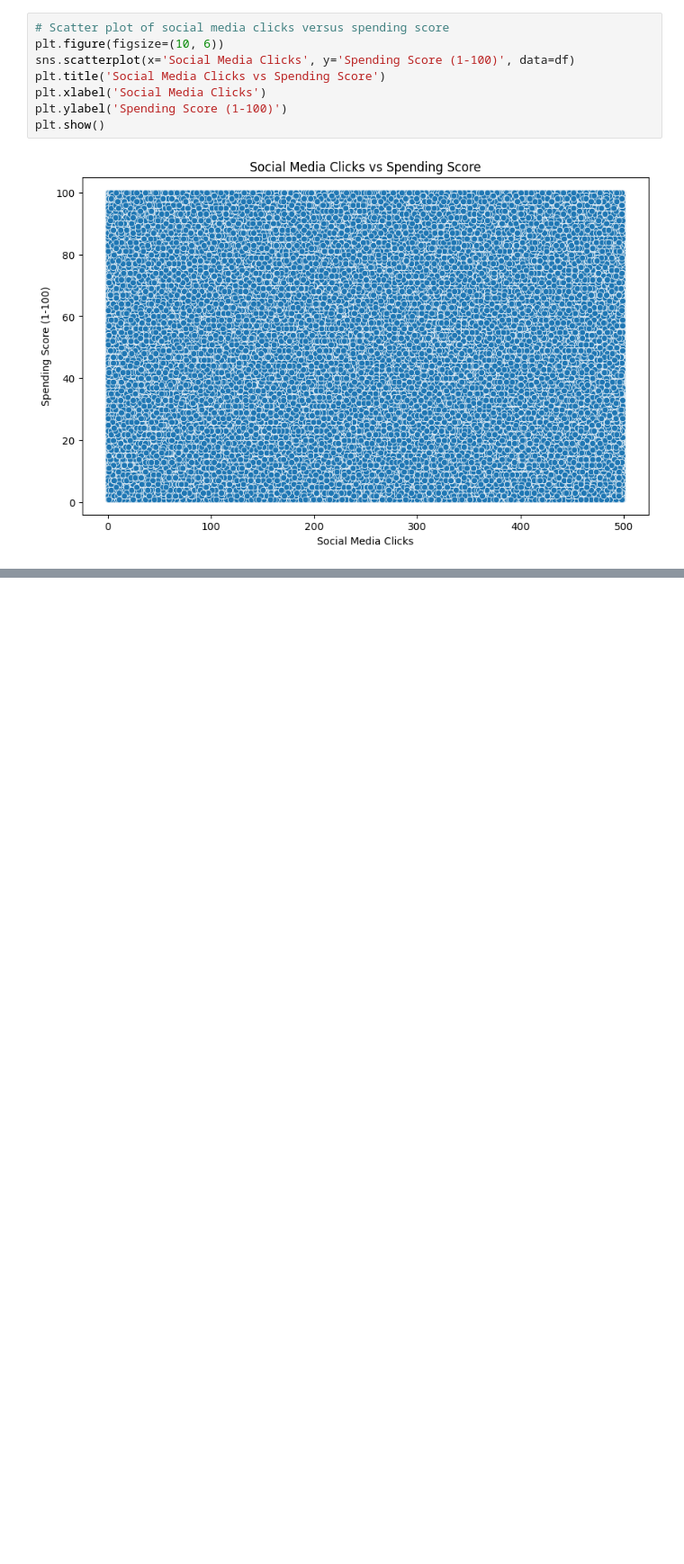
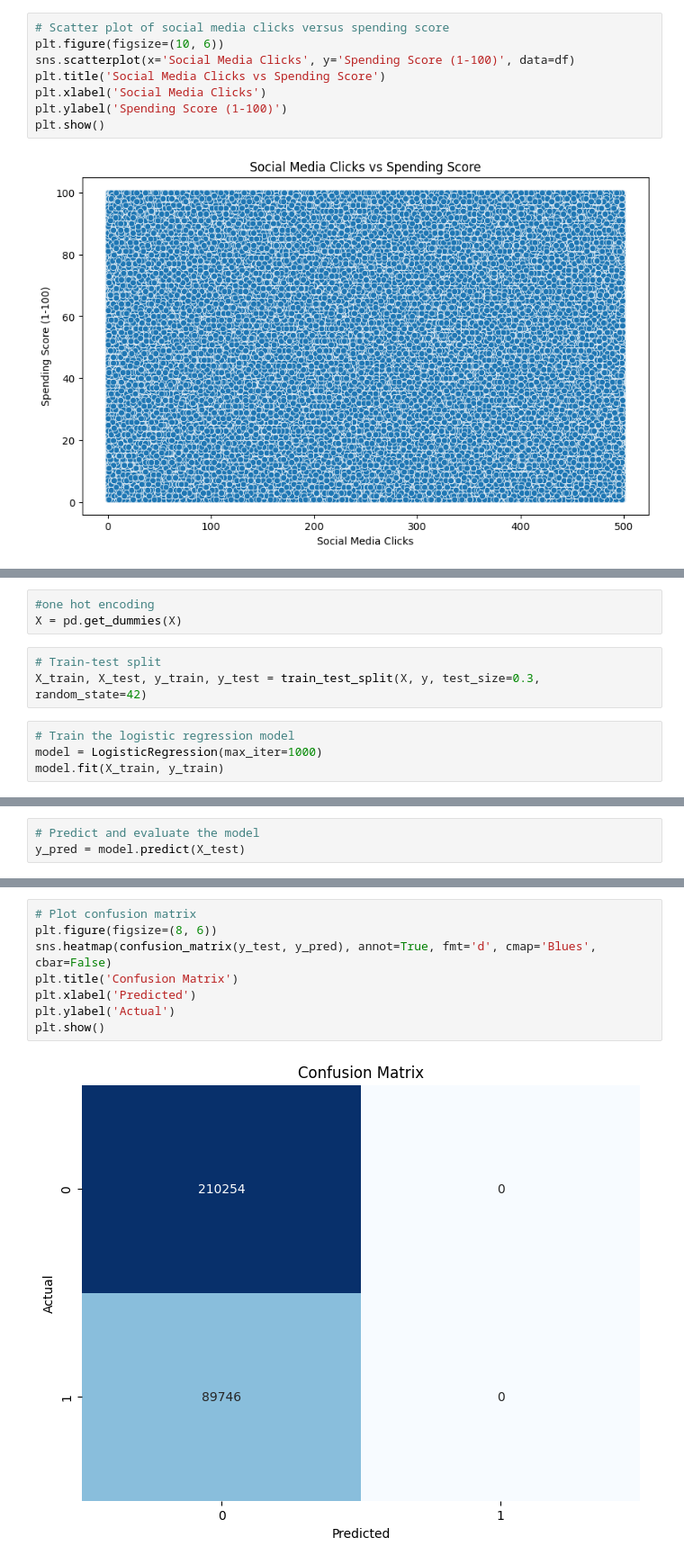
Before and after one commit to BinukiMihara/digital-social-media-marketing-analysis, a Jupyter notebook: Digital Social Media Marketing Assignment.ipynb, the cells around one changed output, grey strips where cells are left out. Shown at 90% size. Drawn from its saved outputs; the diff is of its cells as text; blank space fills up the shorter version.

```diff
--- a/Digital Social Media Marketing Assignment.ipynb
+++ b/Digital Social Media Marketing Assignment.ipynb
@@ -223,0 +243,10 @@ plt.show()
+# %%
+#one hot encoding
+X = pd.get_dummies(X)
+# %%
+# Train-test split
+X_train, X_test, y_train, y_test = train_test_split(X, y, test_size=0.3, random_state=42)
+# %%
+# Train the logistic regression model
+model = LogisticRegression(max_iter=1000)
+model.fit(X_train, y_train)
@@ -223,0 +255,3 @@ plt.show()
+# %%
+# Predict and evaluate the model
+y_pred = model.predict(X_test)
@@ -223,0 +281,10 @@ plt.show()
+# %%
+# Plot confusion matrix
+plt.figure(figsize=(8, 6))
+sns.heatmap(confusion_matrix(y_test, y_pred), annot=True, fmt='d', cmap='Blues', cbar=False)
+plt.title('Confusion Matrix')
+plt.xlabel('Predicted')
+plt.ylabel('Actual')
+plt.show()
+# %% [output]
+[figure, added]
```
Also changed, not shown: parts of 17 cells of this notebook.
